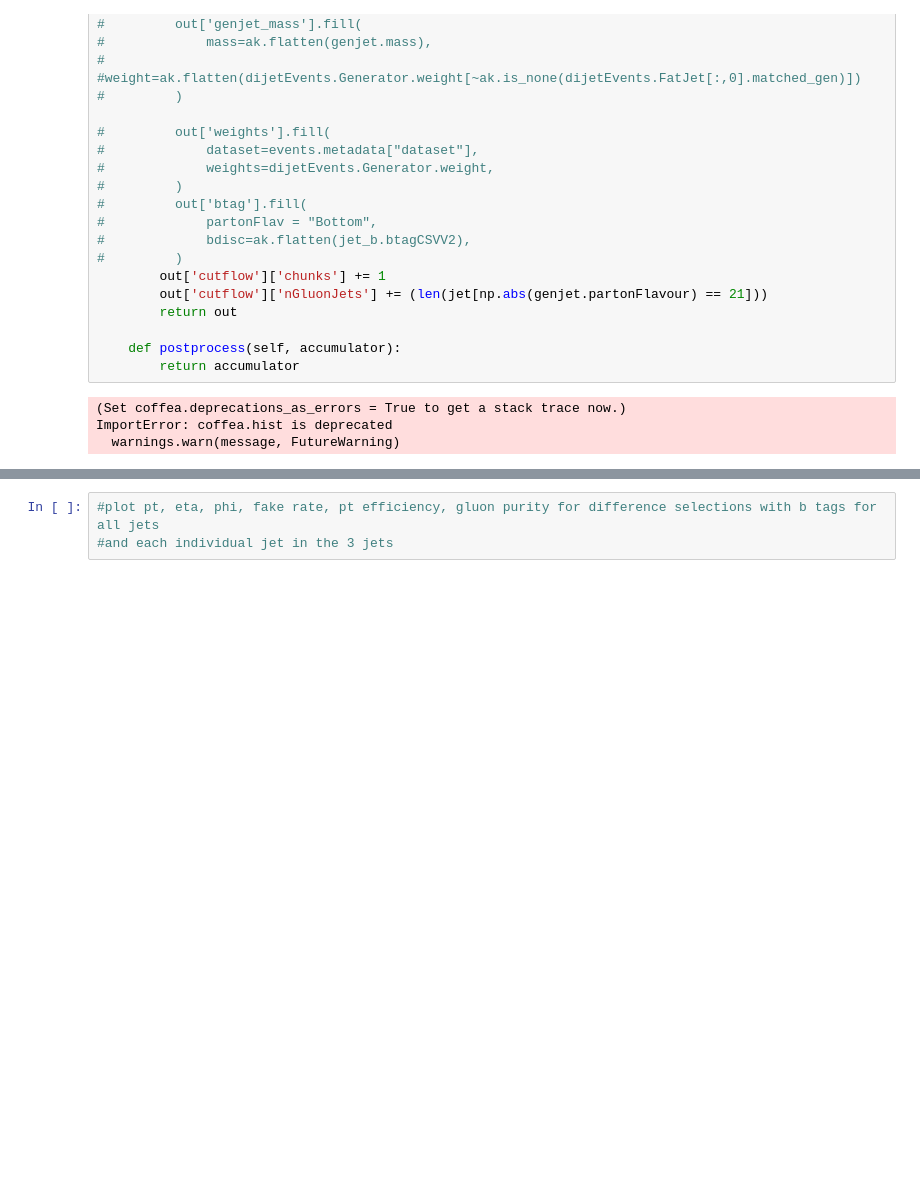
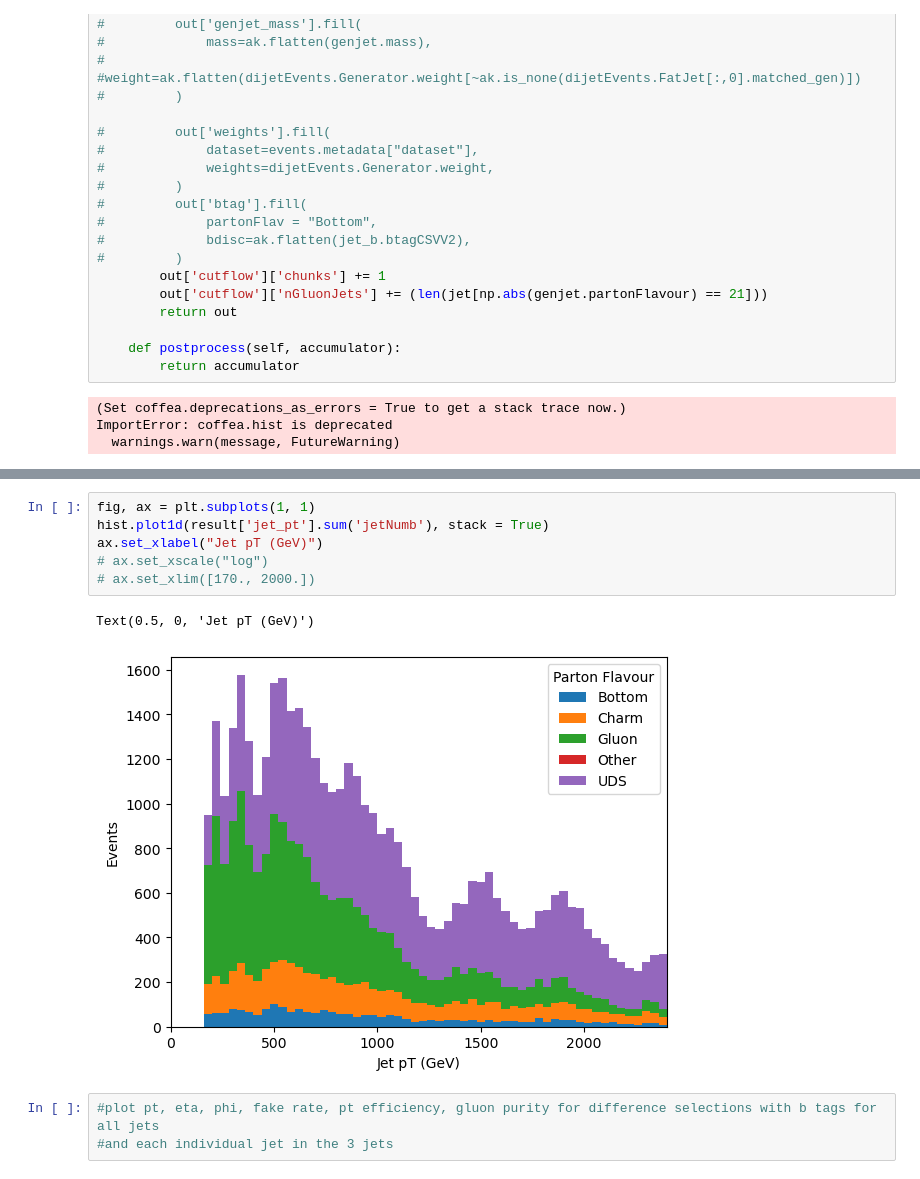
Before and after one commit to laurenhay/GluonJetMass, a Jupyter notebook: dijetSelection_studies.ipynb, the cells around one changed output, grey strips where cells are left out. Drawn from its saved outputs; the diff is of its cells as text; blank space fills up the shorter version.

```diff
--- a/dijetSelection_studies.ipynb
+++ b/dijetSelection_studies.ipynb
@@ -424,3 +497,12 @@ plt.ylim([0.,1.0])
+# %%
+fig, ax = plt.subplots(1, 1)
+hist.plot1d(result['jet_pt'].sum('jetNumb'), stack = True)
+ax.set_xlabel("Jet pT (GeV)")
+# ax.set_xscale("log")
+# ax.set_xlim([170., 2000.])
+# %% [output]
+Text(0.5, 0, 'Jet pT (GeV)')
+[figure, added]
 # %%
 #plot pt, eta, phi, fake rate, pt efficiency, gluon purity for difference selections with b tags for all jets
 #and each individual jet in the 3 jets
```
Also changed, not shown: parts of 5 cells of this notebook, 5 other files.
